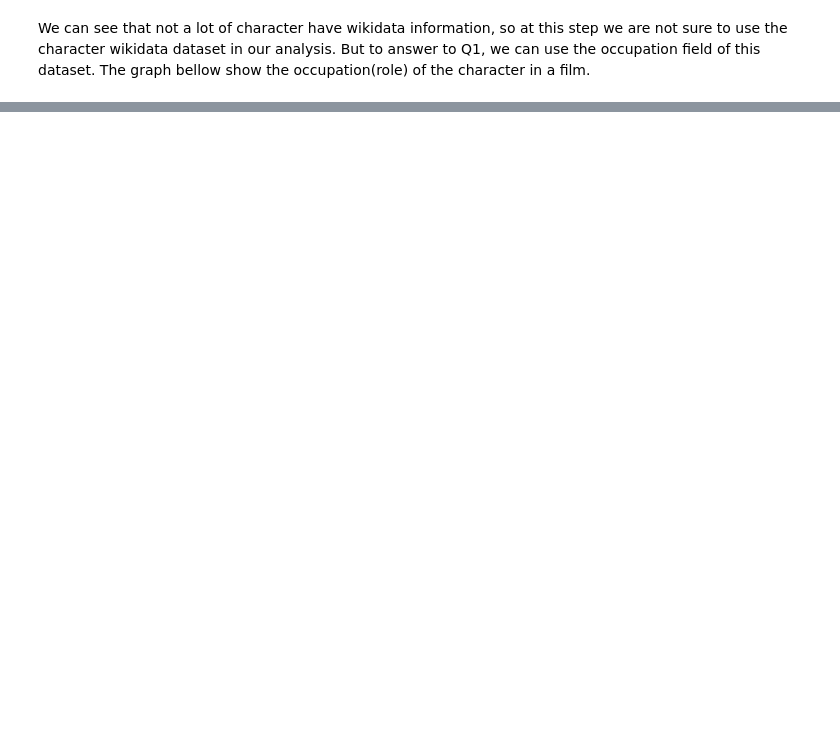
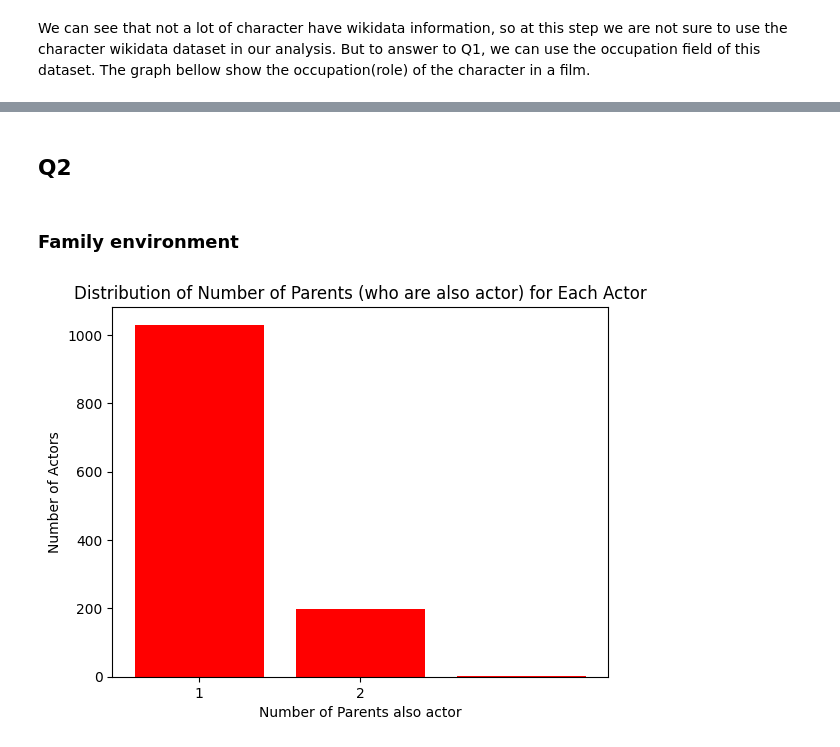
Before and after one commit to epfl-ada/ada-2024-project-bradaframanadamada, a Jupyter notebook: results.ipynb, the cells around one changed output, grey strips where cells are left out. Drawn from its saved outputs; the diff is of its cells as text; code cells hidden in the pictures; blank space fills up the shorter version.

Commit message:
add Q4 results for family environments + academic background

```diff
--- a/results.ipynb
+++ b/results.ipynb
@@ -264,0 +250,32 @@ plt.show()
+# %% [markdown]
+## Q2
+# %% [markdown]
+### Family environment
+# %%
+# trabsform the string of the columns of chiuldren and spouses into array.
+actor_wikidata['spouse'] = actor_wikidata['spouse'].apply(ast.literal_eval)
+actor_wikidata['children'] = actor_wikidata['children'].apply(ast.literal_eval)
+
+# construct the object retrive to find the parent list of each actor.
+from src.utils.retrieve_parents_from_children import ParentsFromChildrenRetriever
+parentRetriever = ParentsFromChildrenRetriever(actor_wikidata=actor_wikidata)
+
+# for each actor, retrieve the list of parents (who are also actor)
+actor_wikidata['parents'] = actor_wikidata['actorLabel'].apply(parentRetriever.find_parents_for_child_actor_name)
+
+# Visualize the results
+
+# calculate the number of parent (who are also actor) for each actor
+actor_wikidata['number_actor_parents'] = actor_wikidata['parents'].apply(len)
+number_of_parents = actor_wikidata['number_actor_parents'].value_counts().sort_index()
+# only take into account the actor with at least one parent
+number_of_parents = number_of_parents[number_of_parents.index > 0]
+
+plt.bar(number_of_parents.index, number_of_parents.values, color='red')
+plt.title('Distribution of Number of Parents (who are also actor) for Each Actor')
+plt.xlabel('Number of Parents also actor')
+plt.ylabel('Number of Actors')
+plt.xticks([1,2])
+plt.show()
+# %% [output]
+[figure, added]
```
Also changed, not shown: parts of 9 cells of this notebook.
